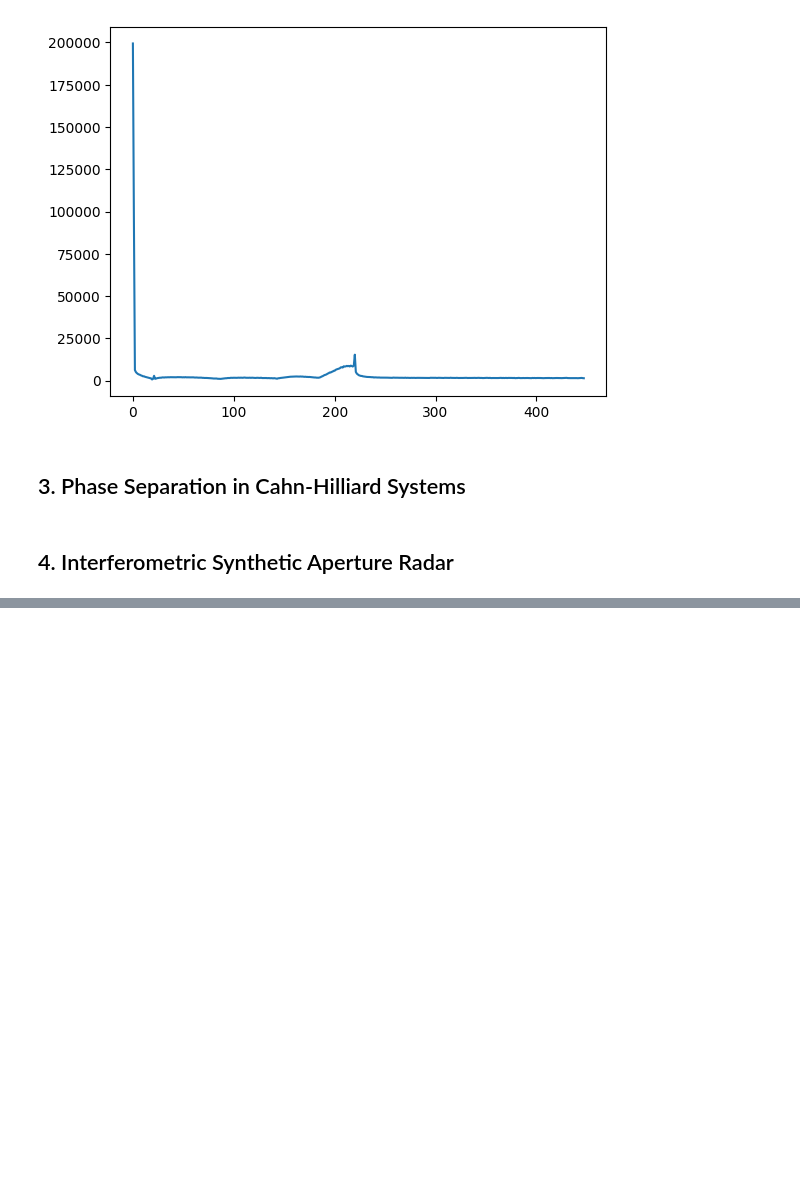
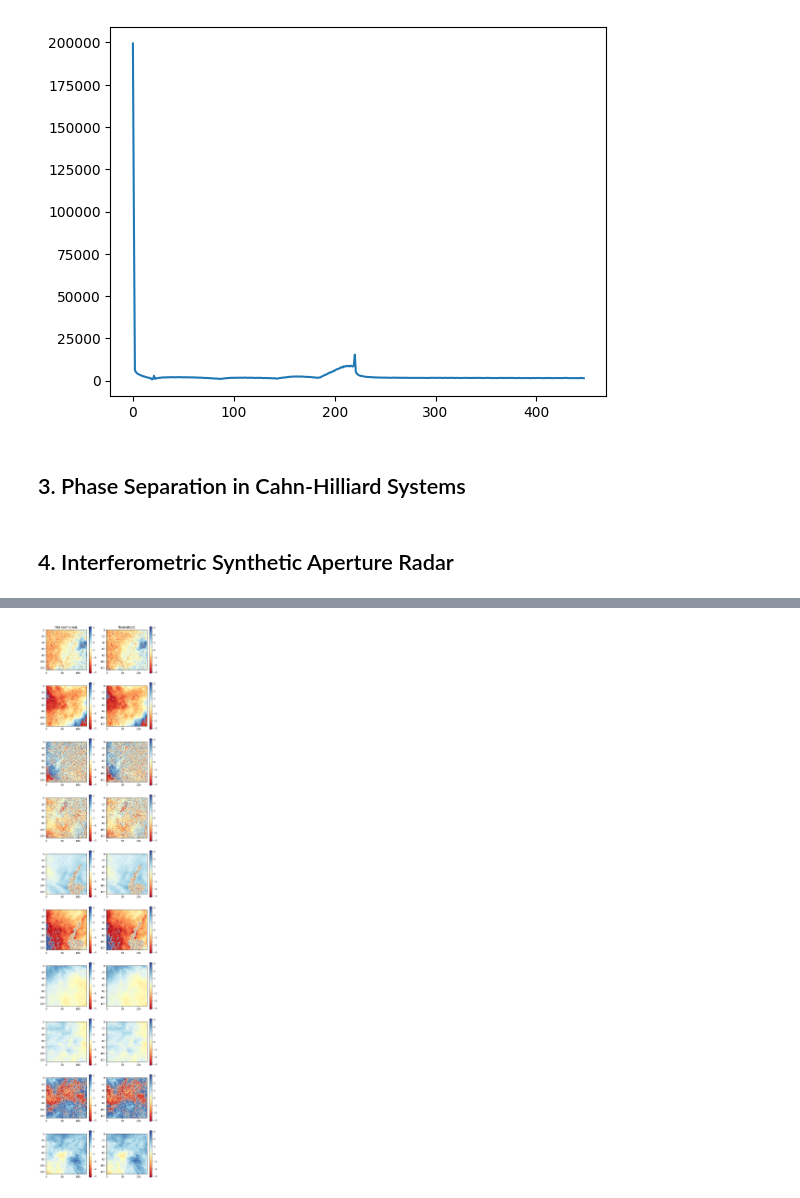
Before and after one commit to iSach/vano, a Jupyter notebook: playground.ipynb, the cells around one changed output, grey strips where cells are left out. Cells and saved outputs as stored; diff of their text form; code cells hidden in the pictures; blank space fills up the shorter version.

```diff
--- a/playground.ipynb
+++ b/playground.ipynb
@@ -269,0 +291,18 @@ plt.show()
+# %%
+import numpy as np
+
+fig, ax = plt.subplots(10, 2, figsize=(8,40))
+for i in range(10):
+    j = torch.randint(phi.shape[0], size=(1,))[0]
+    j = i
+    phase = phi[j].cpu().detach().numpy()
+    bar = ax[i, 0].imshow(phase,  cmap='RdYlBu', vmin = -np.pi, vmax=np.pi, interpolation=None)
+    plt.colorbar(bar)
+    phase = (phase + np.pi) % (2 * np.pi) - np.pi
+    bar = ax[i, 1].imshow(phase,  cmap='RdYlBu', vmin = -np.pi, vmax=np.pi, interpolation=None)
+    plt.colorbar(bar)
+ax[0, 0].set_title("Not normaized.")
+ax[0, 1].set_title("Normalized.")
+plt.show()
+# %% [output]
+[figure, added]
```
Also changed, not shown: parts of 2 cells of this notebook, 9 other files.
